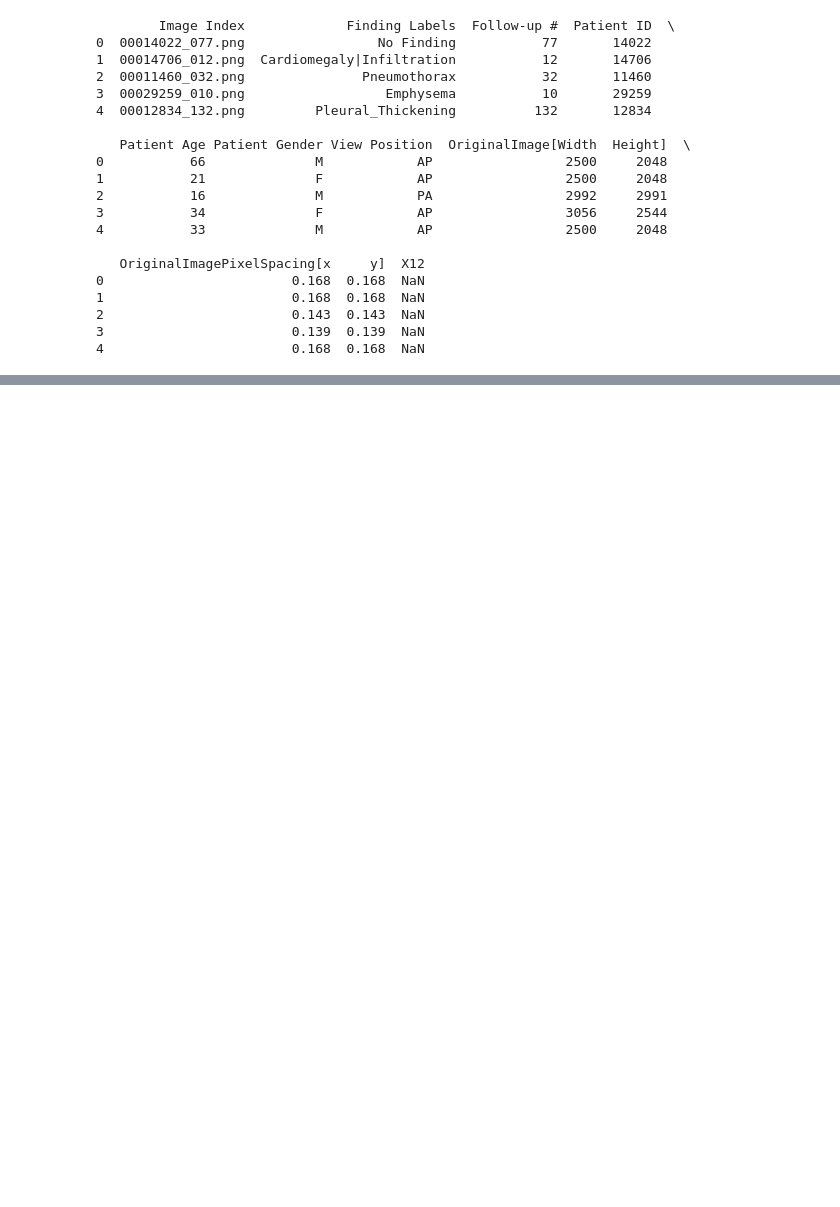
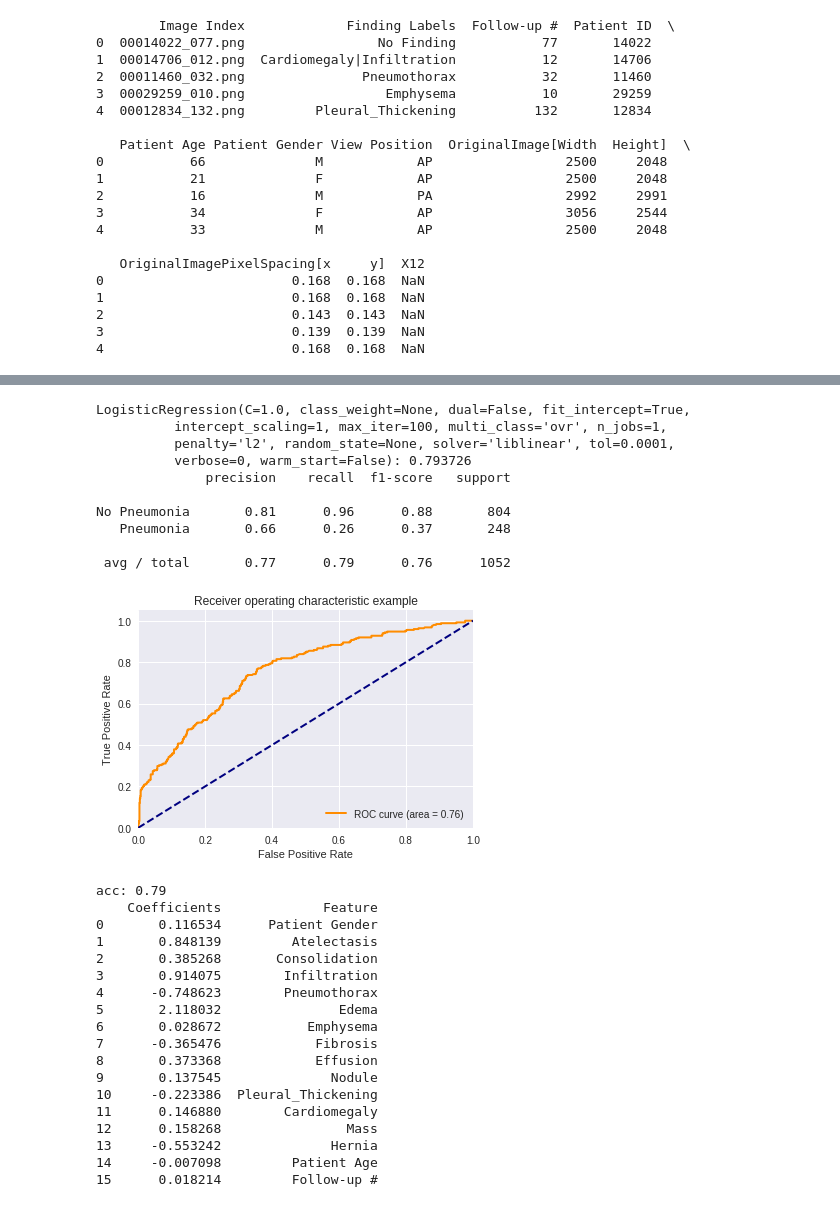
Before and after one commit to Chex-Mix/pneumonia-detection, a Jupyter notebook: chest_x.ipynb, the cells around one changed output, grey strips where cells are left out. Cells and saved outputs as stored; diff of their text form; code cells hidden in the pictures; blank space fills up the shorter version.

```diff
--- a/chest_x.ipynb
+++ b/chest_x.ipynb
@@ -179,7 +161,7 @@ print(df.head())
 # %%
 # Set the image size and input shape. Extract the image arrays and resize them
 # to the specified input shape then append them to a list.
-img_size = 168
+img_size = 224
 
 input_shape = (img_size, img_size, 3)
 
@@ -680,29 +627,0 @@ acc: 0.78
-# %%
-model = tf.keras.models.Sequential()
-
-model.add(tf.keras.layers.Conv2D(filters=8, kernel_size=3, padding='same', activation='relu', input_shape=input_shape))
-model.add(tf.keras.layers.MaxPooling2D(pool_size=2))
-model.add(tf.keras.layers.Dropout(0.25))
-
-model.add(tf.keras.layers.Flatten())
-model.add(tf.keras.layers.Dense(128, activation='relu'))
-model.add(tf.keras.layers.Dropout(0.5))
-model.add(tf.keras.layers.Dense(2, activation='softmax'))
-
-
-
-model.compile(loss='categorical_crossentropy',
-              optimizer='adam',
-              metrics=['accuracy'])
-
-
-#model.fit(X_train, y_trainHot, epochs=5)
-
-# define the rotations, shifts and flips of the image data
-datagen = tf.keras.preprocessing.image.ImageDataGenerator(rotation_range=10,
-                                                          height_shift_range=0.1,
-                                                          width_shift_range=0.1,
-                                                          horizontal_flip=True)
-
-datagen.fit(X_train)
-model.fit_generator(datagen.flow(X_train, y_trainHot, batch_size=32), steps_per_epoch=10, epochs=5,workers=1)
@@ -753,0 +628,37 @@ ValueError: ignored
+# %%
+# Train and test the logistic regression model without any activations from the
+# DenseNet-121 CNN.
+X_logit_train = X_train.drop('Image Index', axis=1)
+X_logit_validate = X_validate.drop('Image Index', axis=1)
+
+test_model(LogisticRegression(X_logit_train, y_train_log, X_logit_validate, y_validate_log))
+# %% [output]
+LogisticRegression(C=1.0, class_weight=None, dual=False, fit_intercept=True,
+          intercept_scaling=1, max_iter=100, multi_class='ovr', n_jobs=1,
+          penalty='l2', random_state=None, solver='liblinear', tol=0.0001,
+          verbose=0, warm_start=False): 0.793726
+              precision    recall  f1-score   support
+
+No Pneumonia       0.81      0.96      0.88       804
+   Pneumonia       0.66      0.26      0.37       248
+
+ avg / total       0.77      0.79      0.76      1052
+[figure, added]
+acc: 0.79
+    Coefficients             Feature
+0       0.116534      Patient Gender
+1       0.848139         Atelectasis
+2       0.385268       Consolidation
+3       0.914075        Infiltration
+4      -0.748623        Pneumothorax
+5       2.118032               Edema
+6       0.028672           Emphysema
+7      -0.365476            Fibrosis
+8       0.373368            Effusion
+9       0.137545              Nodule
+10     -0.223386  Pleural_Thickening
+11      0.146880        Cardiomegaly
+12      0.158268                Mass
+13     -0.553242              Hernia
+14     -0.007098         Patient Age
+15      0.018214         Follow-up #
```
Also changed, not shown: parts of 64 cells of this notebook.
